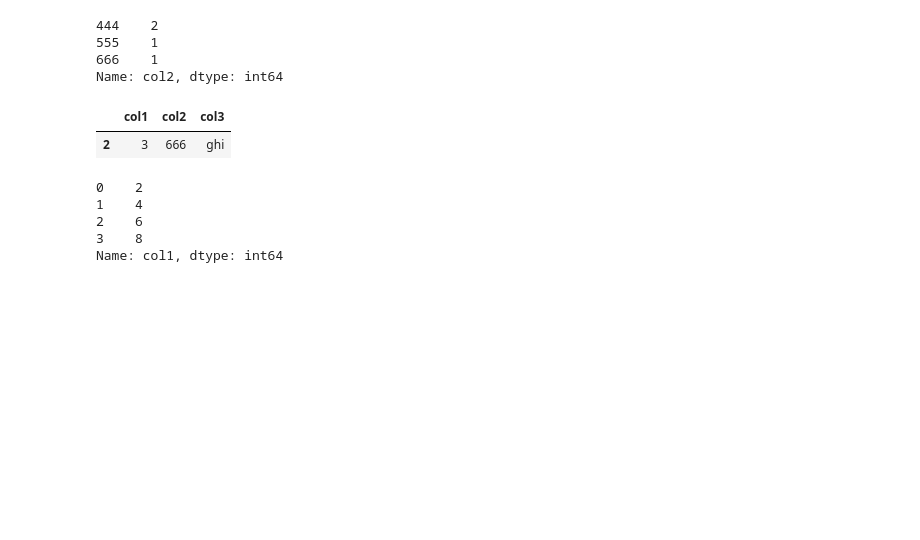
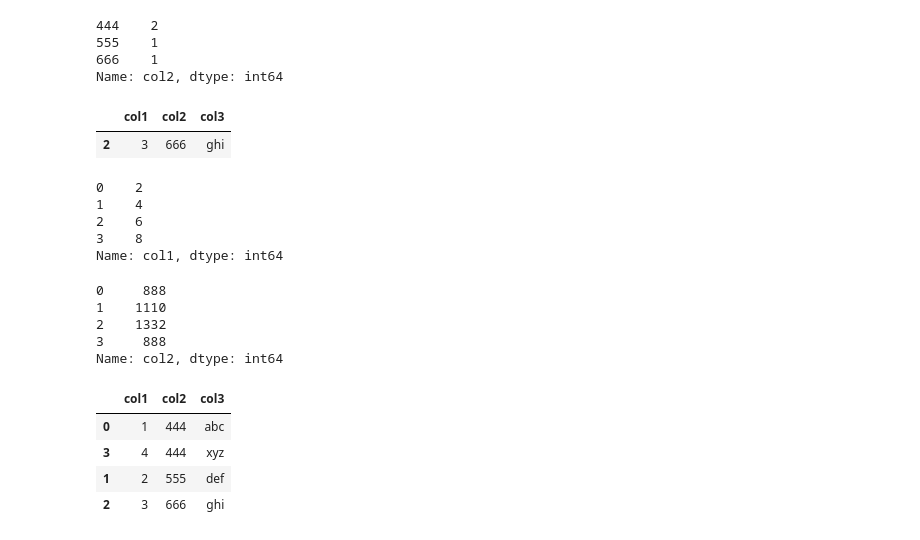
Before and after one commit to blueskyee/python_test, a Jupyter notebook: jupyter/jupyter_pandas.ipynb, the cells around one changed output. Drawn from its saved outputs; the diff is of its cells as text; code cells hidden in the pictures; blank space fills up the shorter version.

```diff
--- a/jupyter/jupyter_pandas.ipynb
+++ b/jupyter/jupyter_pandas.ipynb
@@ -396,3 +396,19 @@ df['col1'].apply(times2)
 2    6
 3    8
 Name: col1, dtype: int64
+# %%
+df['col2'].apply(lambda s:s*2)
+# %% [output]
+0     888
+1    1110
+2    1332
+3     888
+Name: col2, dtype: int64
+# %%
+df.sort_values('col2')
+# %% [output]
+|  | col1 | col2 | col3 |
+| 0 | 1 | 444 | abc |
+| 3 | 4 | 444 | xyz |
+| 1 | 2 | 555 | def |
+| 2 | 3 | 666 | ghi |
```
Also changed, not shown: parts of 3 cells of this notebook.
